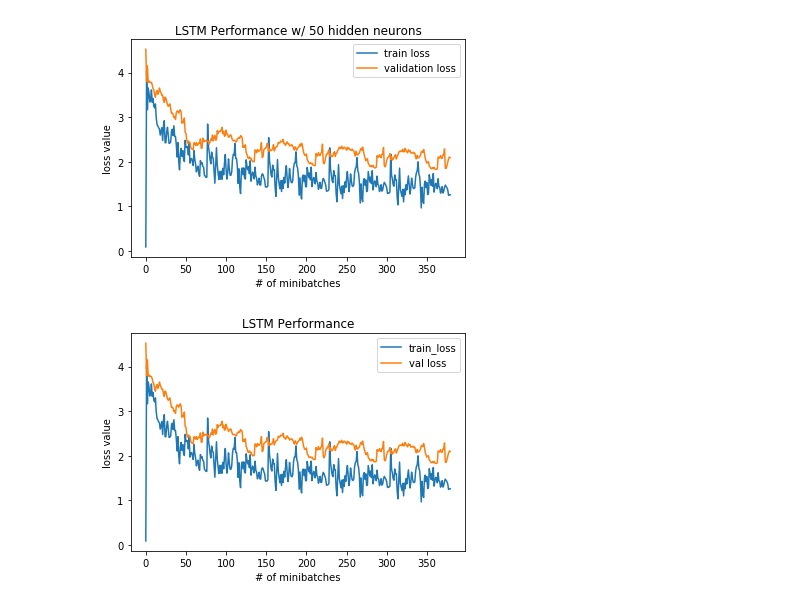
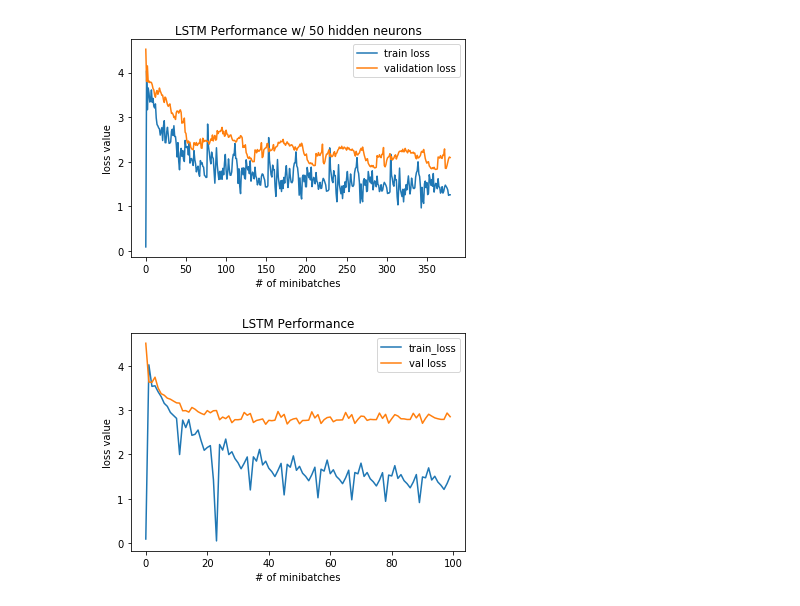
Before and after one commit to aunnnn/MLTrainer, a Jupyter notebook: renu/evaluate.ipynb, the cells around one changed output. Cells and saved outputs as stored; diff of their text form; code cells hidden in the pictures.

Commit message:
loss plots

```diff
--- a/renu/evaluate.ipynb
+++ b/renu/evaluate.ipynb
@@ -60,13 +62,13 @@ plot_losses_from_files(model_name,train_loss_file,val_loss_file,0,plot_title="LS
 # %%
 import pandas as pd
 import matplotlib.pyplot as plt
 
 import evaluate
 
-output_dir='test'
+output_dir='lstm75'
 val_loss_file = "./output/{}/validation_loss.csv".format('lstm75')
 train_loss_file = "./output/{}/train_loss.csv".format('lstm75')
 files = {'train_loss':train_loss_file,'val loss': val_loss_file}
-evaluate.plot_losses_from_files(output_dir,files,0,plot_title="LSTM Performance")
+evaluate.plot_losses_from_files(output_dir,files,start=0,end=100,plot_title="LSTM Performance")
 # %% [output]
-[figure, old version]
+[figure, new version]
```
Also changed, not shown: parts of 4 cells of this notebook, 9 other files.
